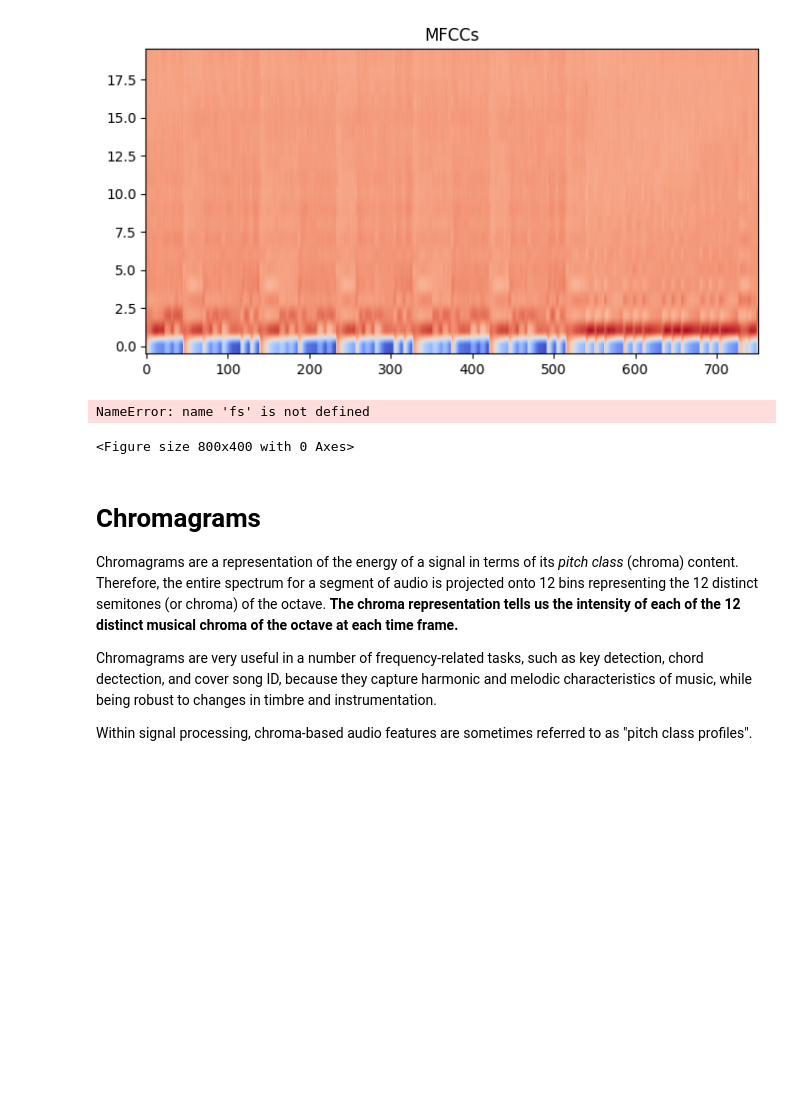
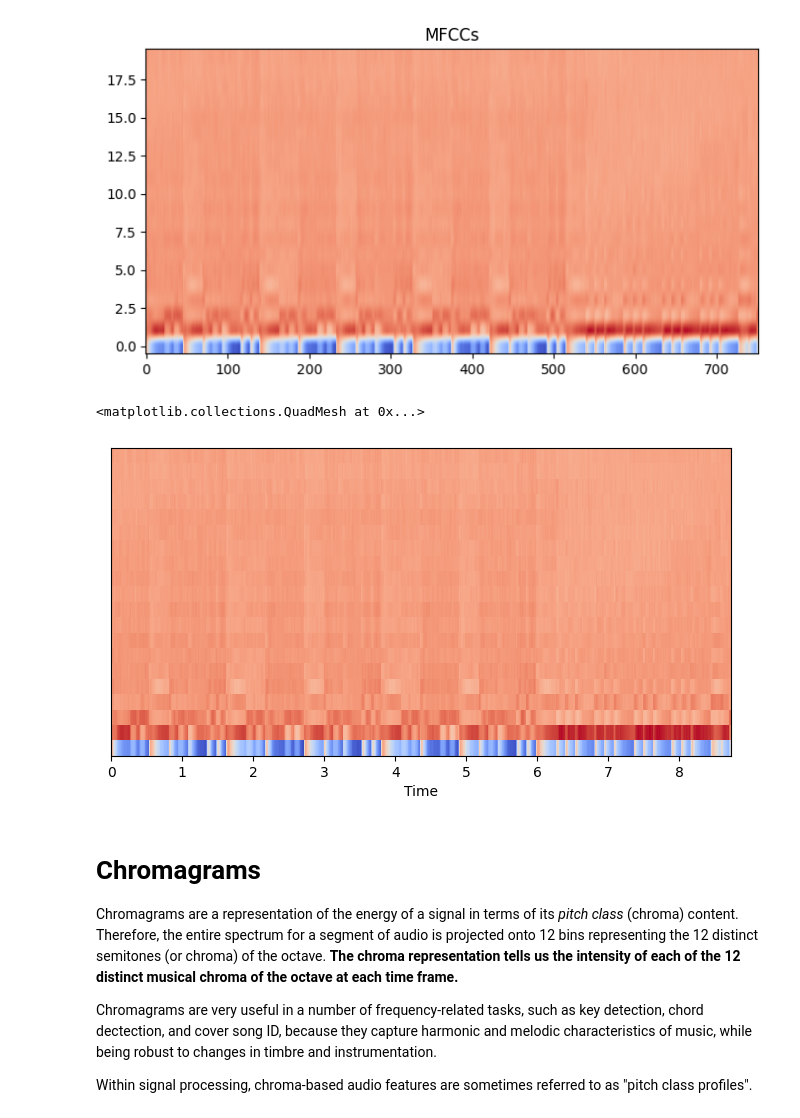
Before and after one commit to adityarpawar1902/AudioTechII, a Jupyter notebook: Lectures/Lesson13_Spectral_Features.ipynb, the cells around one changed output. Cells and saved outputs as stored; diff of their text form; code cells hidden in the pictures; blank space fills up the shorter version.

```diff
--- a/Lectures/Lesson13_Spectral_Features.ipynb
+++ b/Lectures/Lesson13_Spectral_Features.ipynb
@@ -489,10 +497,10 @@ Text(0.5, 1.0, 'MFCCs')
 [figure]
 # %%
 plt.figure(figsize=(8,4))
-display.specshow(mfcc_data, sr=fs, x_axis='time')
+display.specshow(mfcc_data, sr=44100, x_axis='time')
 # %% [output]
-NameError: name 'fs' is not defined
+<matplotlib.collections.QuadMesh at 0x...>
-<Figure size 800x400 with 0 Axes>
+[figure, added]
 # %% [markdown]
 # Chromagrams
 
```
Also changed, not shown: parts of 3 cells of this notebook.
